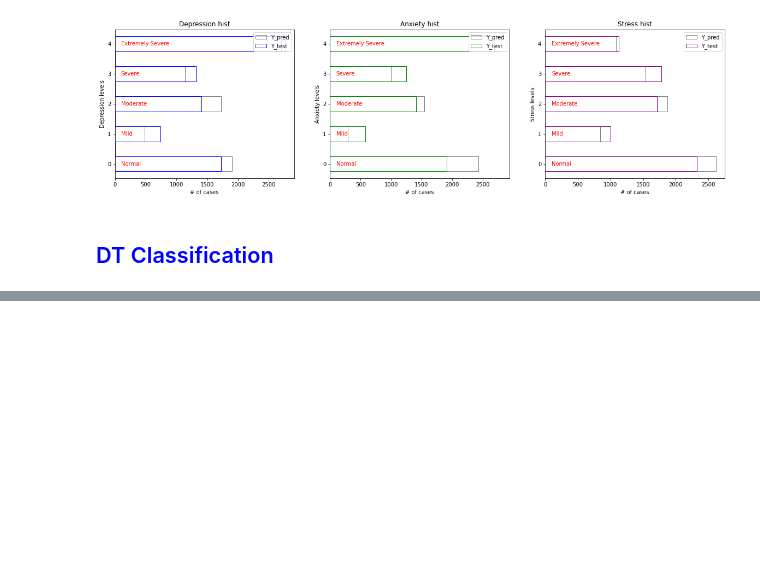
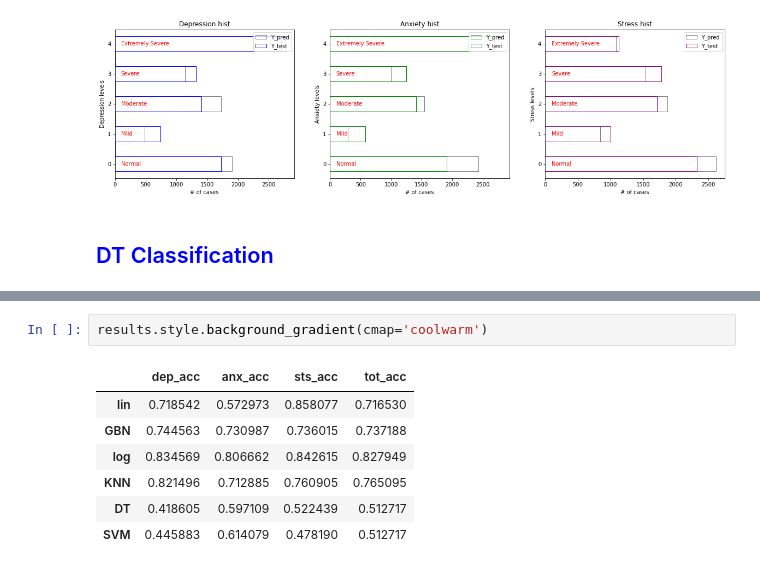
Before and after one commit to pietrodaniele/DAS_prediction, a Jupyter notebook: DSA_prediction.ipynb, the cells around one changed output, grey strips where cells are left out. Cells and saved outputs as stored; diff of their text form; blank space fills up the shorter version.

Commit message:
Added analysis results

```diff
--- a/DSA_prediction.ipynb
+++ b/DSA_prediction.ipynb
@@ -401,0 +425,10 @@ Y_pred_svm.to_csv('Data/Y_pred_svm.csv')
+# %%
+results.style.background_gradient(cmap='coolwarm')
+# %% [output]
+|  | dep_acc | anx_acc | sts_acc | tot_acc |
+| lin | 0.718542 | 0.572973 | 0.858077 | 0.716530 |
+| GBN | 0.744563 | 0.730987 | 0.736015 | 0.737188 |
+| log | 0.834569 | 0.806662 | 0.842615 | 0.827949 |
+| KNN | 0.821496 | 0.712885 | 0.760905 | 0.765095 |
+| DT | 0.418605 | 0.597109 | 0.522439 | 0.512717 |
+| SVM | 0.445883 | 0.614079 | 0.478190 | 0.512717 |
```
Also changed, not shown: parts of 42 cells of this notebook, 2 other files.
